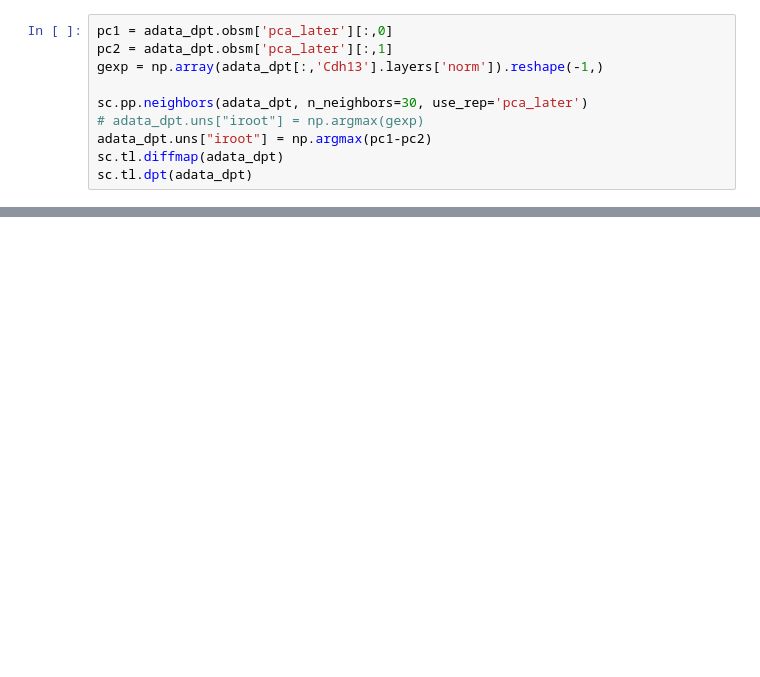
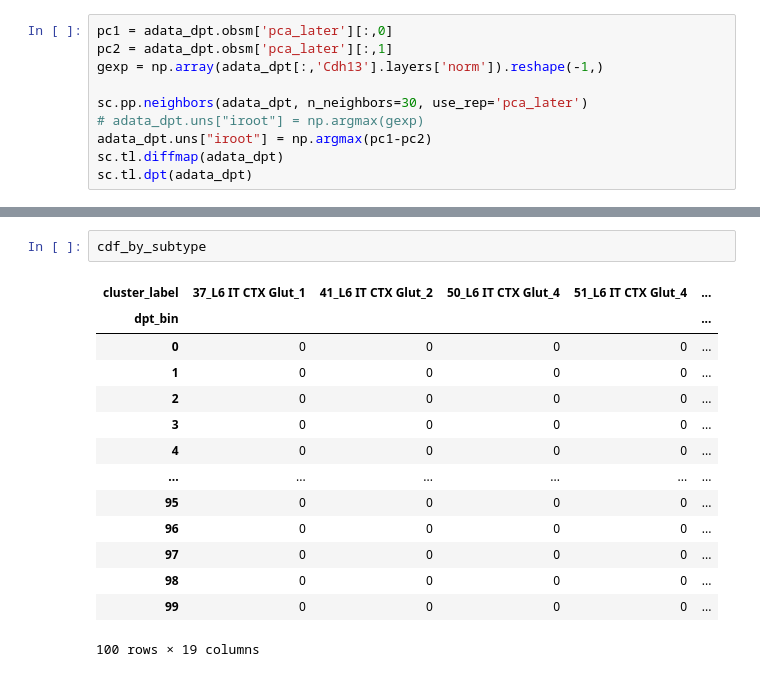
Before and after one commit to FangmingXie/contcortex, a Jupyter notebook: fangming/12.allen_it_p56p58_nD.ipynb, the cells around one changed output, grey strips where cells are left out. Saved outputs shown, nothing was run; the diff lists cells and outputs as text; blank space fills up the shorter version.

```diff
--- a/fangming/12.allen_it_p56p58_nD.ipynb
+++ b/fangming/12.allen_it_p56p58_nD.ipynb
@@ -256,0 +326,17 @@ ax.set_title('Data\n(single cells colored by type)')
+# %%
+cdf_by_subtype
+# %% [output]
+| cluster_label | 37_L6 IT CTX Glut_1 | 41_L6 IT CTX Glut_2 | 50_L6 IT CTX Glut_4 | 51_L6 IT CTX Glut_4 | ... |
+| dpt_bin |  |  |  |  | ... |
+| 0 | 0 | 0 | 0 | 0 | ... |
+| 1 | 0 | 0 | 0 | 0 | ... |
+| 2 | 0 | 0 | 0 | 0 | ... |
+| 3 | 0 | 0 | 0 | 0 | ... |
+| 4 | 0 | 0 | 0 | 0 | ... |
+| ... | ... | ... | ... | ... | ... |
+| 95 | 0 | 0 | 0 | 0 | ... |
+| 96 | 0 | 0 | 0 | 0 | ... |
+| 97 | 0 | 0 | 0 | 0 | ... |
+| 98 | 0 | 0 | 0 | 0 | ... |
+| 99 | 0 | 0 | 0 | 0 | ... |
+100 rows × 19 columns
```
Also changed, not shown: parts of 22 cells of this notebook, 3 other files.
